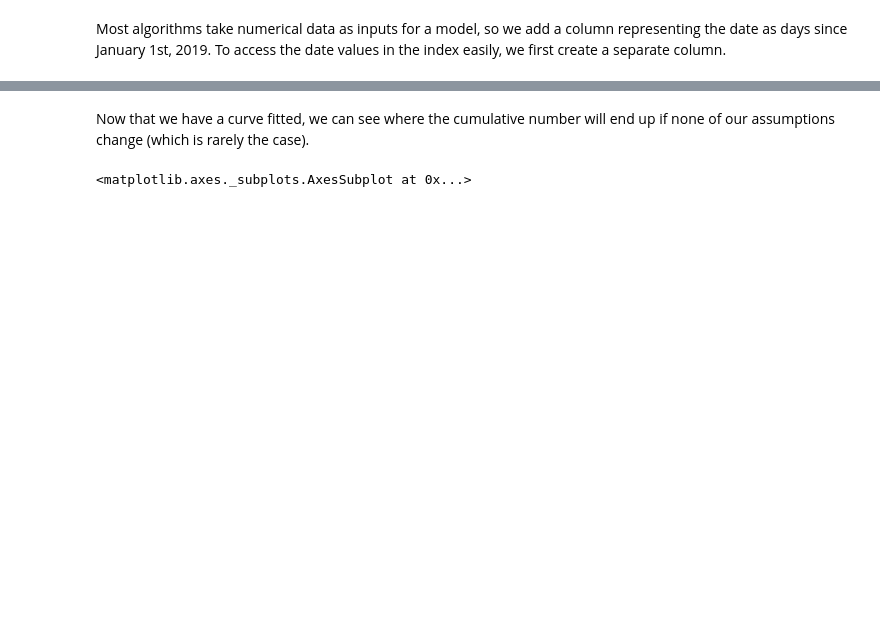
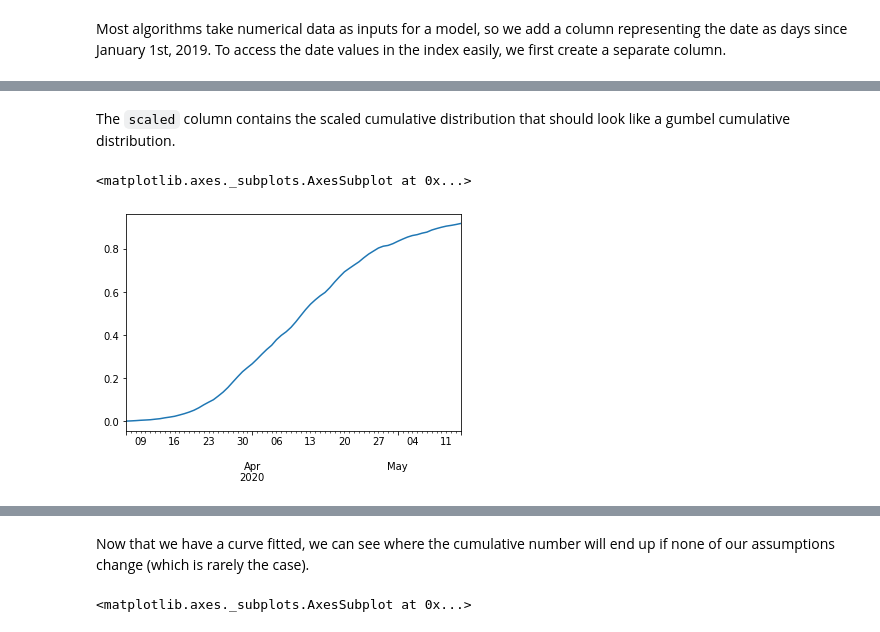
Before and after one commit to R3dje/COVID19, a Jupyter notebook: Gumbelpivot.ipynb, the cells around one changed output, grey strips where cells are left out. Saved outputs shown, nothing was run; the diff lists cells and outputs as text; code cells hidden in the pictures; blank space fills up the shorter version.

```diff
--- a/Gumbelpivot.ipynb
+++ b/Gumbelpivot.ipynb
@@ -179,6 +156,0 @@ Now that we now the progress, let's fit step by step. We create the prediction d
-# %%
-df_pred = pd.DataFrame({'x':df_geo['daynum'], 'y':df_geo[measure][country]})
-df_pred = df_pred[df_pred['y'] > mincases]
-maxy = df_pred['y'].cumsum().max()
-df_pred['y'] = df_pred['y'].cumsum() / maxy * res.x[0]
-df_pred['y'].plot()
@@ -190,4 +156,0 @@ We select the remaining cases above zero, as we have to take the first logarithm
-# %%
-df_pred = df_pred[df_pred['y'] > 0]
-df_pred['y'] = - np.log(df_pred['y'])
-df_pred['y'].plot()
@@ -199,4 +156,0 @@ Again we select cases above zero, because we take the second logarithm. If the o
-# %%
-df_pred = df_pred[df_pred['y'] > 0]
-df_pred['y'] = np.log(df_pred['y'])
-df_pred['y'].plot()
@@ -217,0 +196,7 @@ CH factors [-0.0922238  41.57914687] residuals 0.17894664241132463
+# %% [markdown]
+The `scaled` column contains the scaled cumulative distribution that should look like a gumbel cumulative distribution.
+# %%
+df_pred['scaled'].plot()
+# %% [output]
+<matplotlib.axes._subplots.AxesSubplot at 0x...>
+[figure, added]
```
Also changed, not shown: parts of 34 cells of this notebook, 1 other file.
